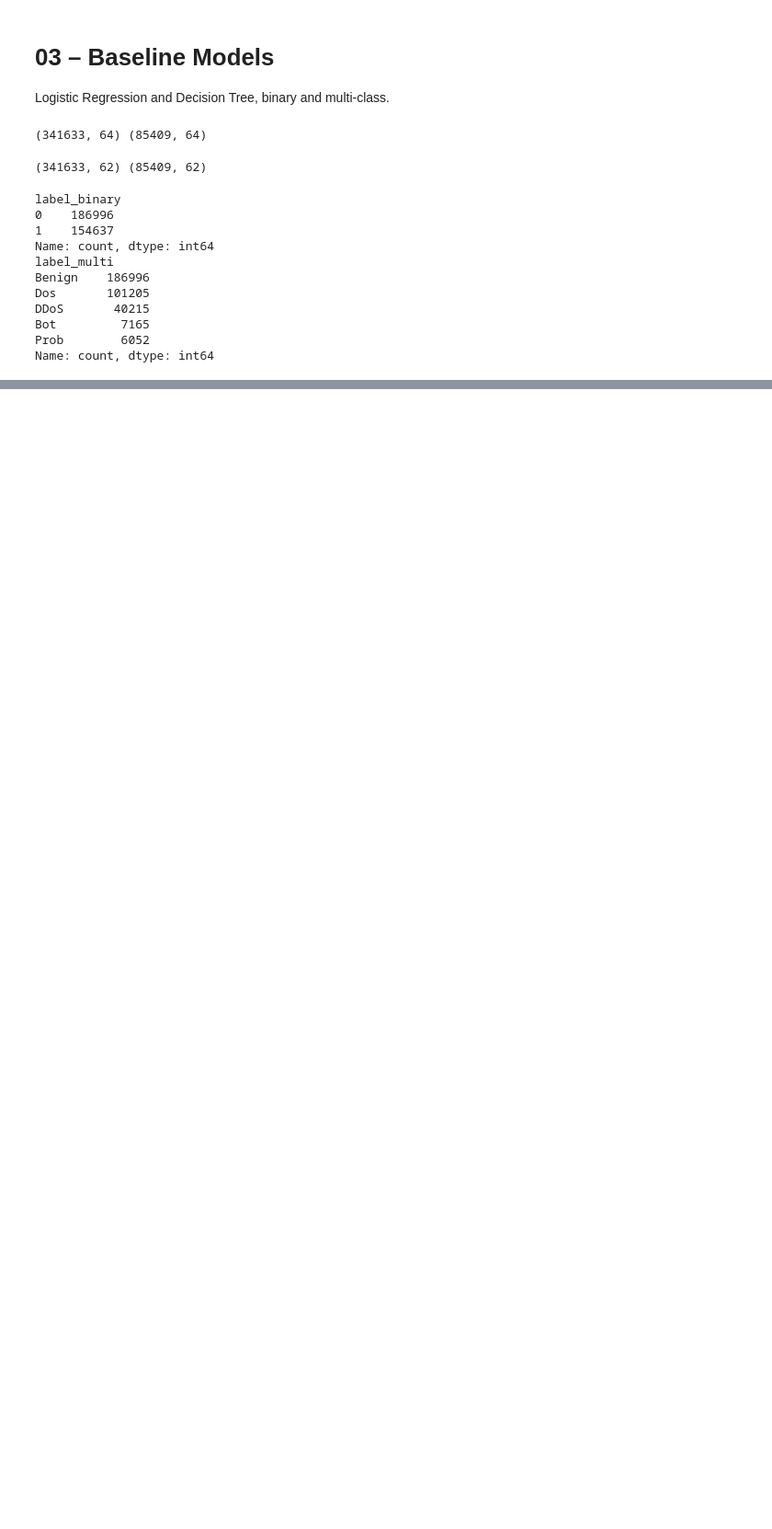
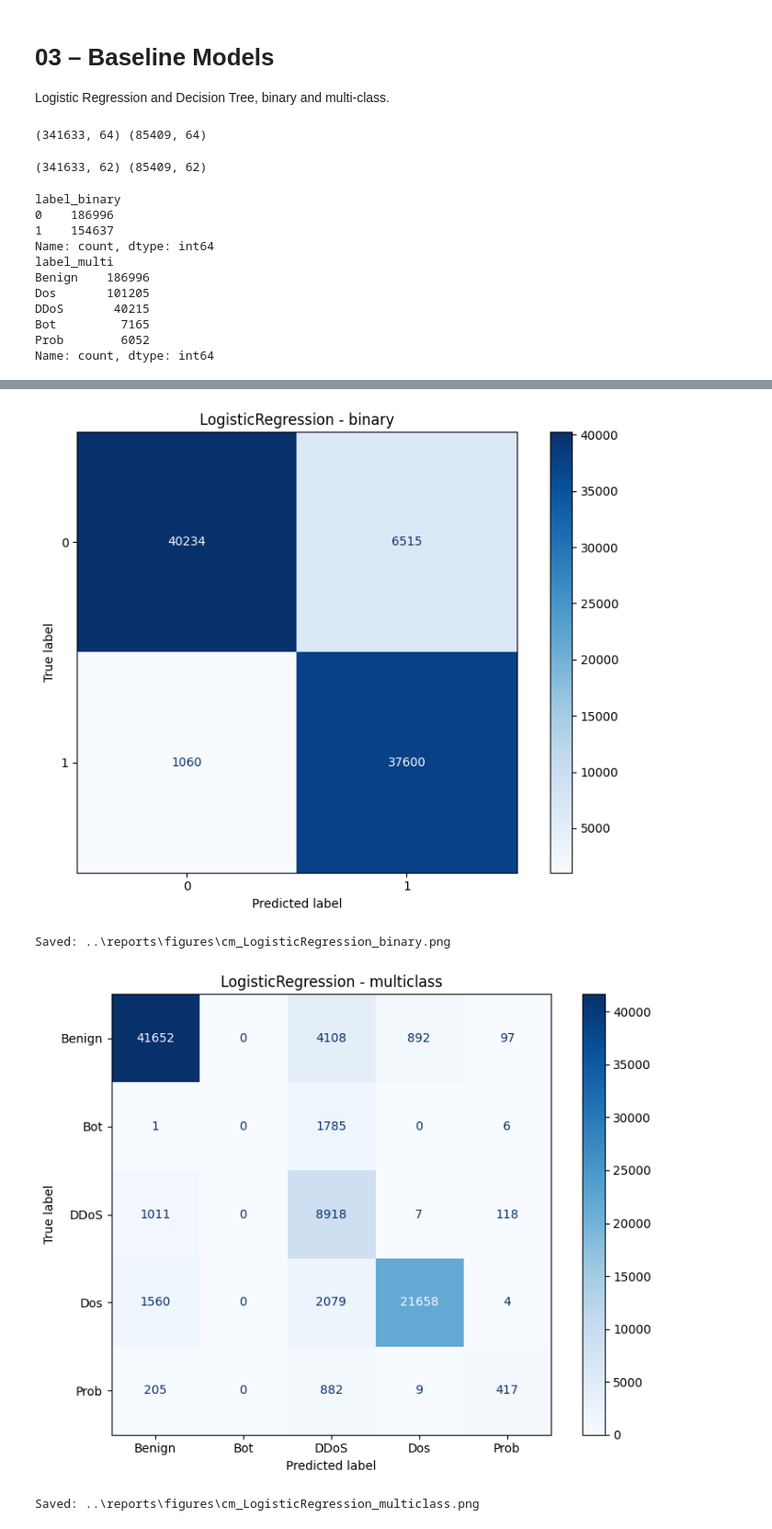
Before and after one commit to dogukandireksiz/iotshield-sdn-ids, a Jupyter notebook: notebooks/03_models.ipynb, the cells around one changed output, grey strips where cells are left out. Shown at 92% size. Drawn from its saved outputs; the diff is of its cells as text; code cells hidden in the pictures; blank space fills up the shorter version.

Commit message:
decision tree optimizasyonu ve baseline modeller işleri tamamlandı

```diff
--- a/notebooks/03_models.ipynb
+++ b/notebooks/03_models.ipynb
@@ -113,0 +393,18 @@ weighted avg     0.9178    0.9106    0.9108     85409
+# %%
+dt_multi_final = DecisionTreeClassifier(
+    **dt_search_v2.best_params_,
+    random_state=RANDOM_STATE
+)
+
+row_dt_final = evaluate(
+    dt_multi_final,
+    "DecisionTree",
+    "multiclass",
+    X_train, y_train_multi, X_test, y_test_multi
+)
+
+row_dt_final["imbalance"] = "custom_class_weight"
+row_dt_final["notes"] = "Optimized with RandomizedSearchCV"
+
+result.append(row_dt_final)
+row_dt_final
@@ -113,0 +432,41 @@ weighted avg     0.9178    0.9106    0.9108     85409
+# %%
+from pathlib import Path
+import matplotlib.pyplot as plt
+from sklearn.metrics import ConfusionMatrixDisplay
+
+figures_dir = Path("../reports/figures")
+figures_dir.mkdir(parents=True, exist_ok=True)
+
+models = [
+    (lr_bin, "LogisticRegression", "binary", y_test_bin),
+    (lr_multi, "LogisticRegression", "multiclass", y_test_multi),
+    (dt_bin, "DecisionTree", "binary", y_test_bin),
+    (dt_multi_final, "DecisionTree", "multiclass", y_test_multi)
+]
+
+for model, name, task, y_true in models:
+    fig, ax = plt.subplots(figsize=(8, 6))
+
+    ConfusionMatrixDisplay.from_predictions(
+        y_true,
+        model.predict(X_test),
+        cmap="Blues",
+        values_format="d",
+        ax=ax
+    )
+
+    ax.set_title(f"{name} - {task}")
+    plt.tight_layout()
+
+    path = figures_dir / f"cm_{name}_{task}.png"
+    fig.savefig(path, dpi=300, bbox_inches="tight")
+
+    plt.show()
+    plt.close(fig)
+
+    print(f"Saved: {path}")
+# %% [output]
+[figure, added]
+Saved: ..\reports\figures\cm_LogisticRegression_binary.png
+[figure, added]
+Saved: ..\reports\figures\cm_LogisticRegression_multiclass.png
```
Also changed, not shown: parts of 16 cells of this notebook, 6 other files.
